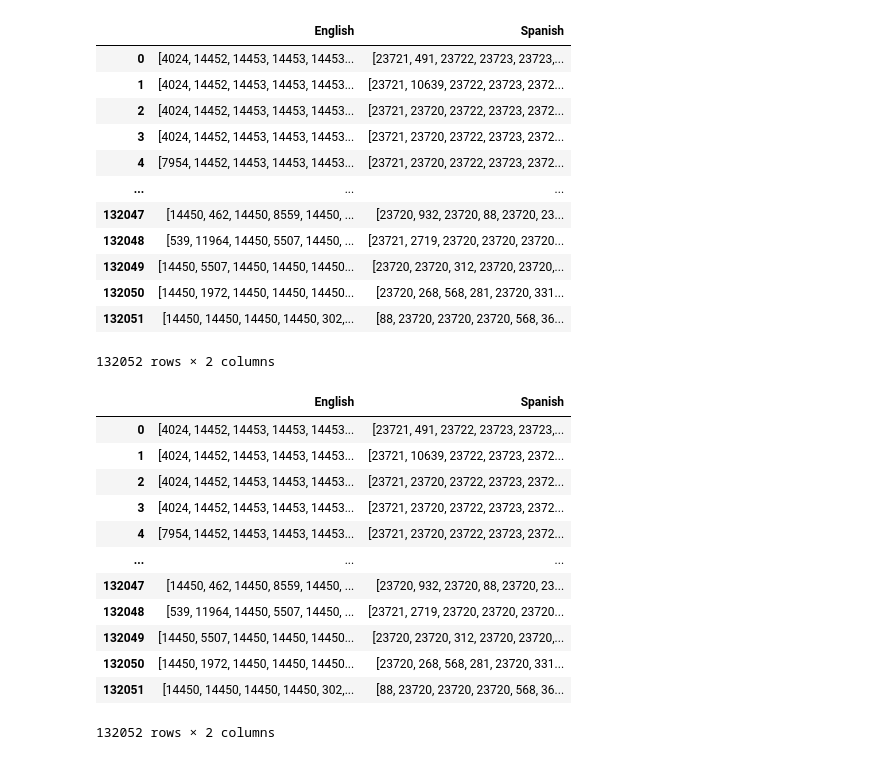
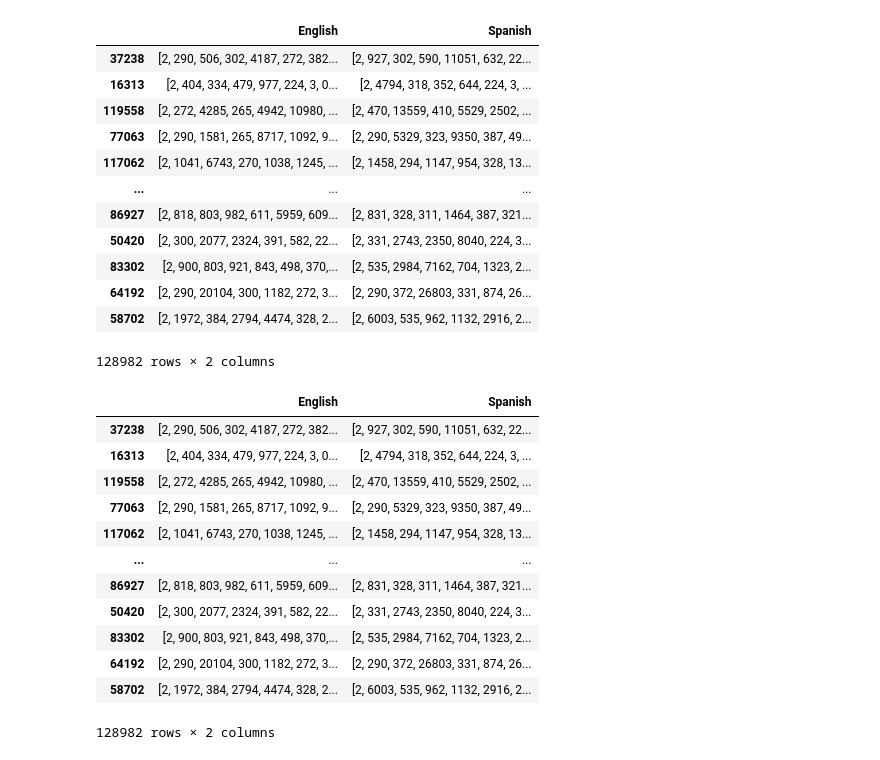
Before and after one commit to MBUYt0n/DL, a Jupyter notebook: Lab8/DL_Lab8_noatten.ipynb, the cells around one changed output. Cells and saved outputs as stored; diff of their text form; code cells hidden in the pictures.

```diff
--- a/Lab8/DL_Lab8_noatten.ipynb
+++ b/Lab8/DL_Lab8_noatten.ipynb
@@ -17,22 +10,23 @@ eng_vocab.json      output1.csv      output2.csv      output.csv      spa_vocab.
 # %%
 import pandas as pd
-
-df = pd.read_csv(f"{path}/EnglishOrSpanish/output1_bpe.csv")
+from sklearn.utils import shuffle
+df = pd.read_csv(f"EnglishOrSpanish/output_joint1.csv")
+df = shuffle(df)
 df
 # %% [output]
 |  | English | Spanish |
-| 0 | [4024, 14452, 14453, 14453, 14453... | [23721, 491, 23722, 23723, 23723,... |
-| 1 | [4024, 14452, 14453, 14453, 14453... | [23721, 10639, 23722, 23723, 2372... |
-| 2 | [4024, 14452, 14453, 14453, 14453... | [23721, 23720, 23722, 23723, 2372... |
-| 3 | [4024, 14452, 14453, 14453, 14453... | [23721, 23720, 23722, 23723, 2372... |
-| 4 | [7954, 14452, 14453, 14453, 14453... | [23721, 23720, 23722, 23723, 2372... |
+| 37238 | [2, 290, 506, 302, 4187, 272, 382... | [2, 927, 302, 590, 11051, 632, 22... |
+| 16313 | [2, 404, 334, 479, 977, 224, 3, 0... | [2, 4794, 318, 352, 644, 224, 3, ... |
+| 119558 | [2, 272, 4285, 265, 4942, 10980, ... | [2, 470, 13559, 410, 5529, 2502, ... |
+| 77063 | [2, 290, 1581, 265, 8717, 1092, 9... | [2, 290, 5329, 323, 9350, 387, 49... |
+| 117062 | [2, 1041, 6743, 270, 1038, 1245, ... | [2, 1458, 294, 1147, 954, 328, 13... |
 | ... | ... | ... |
-| 132047 | [14450, 462, 14450, 8559, 14450, ... | [23720, 932, 23720, 88, 23720, 23... |
-| 132048 | [539, 11964, 14450, 5507, 14450, ... | [23721, 2719, 23720, 23720, 23720... |
-| 132049 | [14450, 5507, 14450, 14450, 14450... | [23720, 23720, 312, 23720, 23720,... |
-| 132050 | [14450, 1972, 14450, 14450, 14450... | [23720, 268, 568, 281, 23720, 331... |
-| 132051 | [14450, 14450, 14450, 14450, 302,... | [88, 23720, 23720, 23720, 568, 36... |
+| 86927 | [2, 818, 803, 982, 611, 5959, 609... | [2, 831, 328, 311, 1464, 387, 321... |
+| 50420 | [2, 300, 2077, 2324, 391, 582, 22... | [2, 331, 2743, 2350, 8040, 224, 3... |
+| 83302 | [2, 900, 803, 921, 843, 498, 370,... | [2, 535, 2984, 7162, 704, 1323, 2... |
+| 64192 | [2, 290, 20104, 300, 1182, 272, 3... | [2, 290, 372, 26803, 331, 874, 26... |
+| 58702 | [2, 1972, 384, 2794, 4474, 328, 2... | [2, 6003, 535, 962, 1132, 2916, 2... |
-132052 rows × 2 columns
+128982 rows × 2 columns
 # %%
 import ast
 
@@ -41,18 +35,18 @@ df["Spanish"] = df["Spanish"].apply(ast.literal_eval)
 df
 # %% [output]
 |  | English | Spanish |
-| 0 | [4024, 14452, 14453, 14453, 14453... | [23721, 491, 23722, 23723, 23723,... |
-| 1 | [4024, 14452, 14453, 14453, 14453... | [23721, 10639, 23722, 23723, 2372... |
-| 2 | [4024, 14452, 14453, 14453, 14453... | [23721, 23720, 23722, 23723, 2372... |
-| 3 | [4024, 14452, 14453, 14453, 14453... | [23721, 23720, 23722, 23723, 2372... |
-| 4 | [7954, 14452, 14453, 14453, 14453... | [23721, 23720, 23722, 23723, 2372... |
+| 37238 | [2, 290, 506, 302, 4187, 272, 382... | [2, 927, 302, 590, 11051, 632, 22... |
+| 16313 | [2, 404, 334, 479, 977, 224, 3, 0... | [2, 4794, 318, 352, 644, 224, 3, ... |
+| 119558 | [2, 272, 4285, 265, 4942, 10980, ... | [2, 470, 13559, 410, 5529, 2502, ... |
+| 77063 | [2, 290, 1581, 265, 8717, 1092, 9... | [2, 290, 5329, 323, 9350, 387, 49... |
+| 117062 | [2, 1041, 6743, 270, 1038, 1245, ... | [2, 1458, 294, 1147, 954, 328, 13... |
 | ... | ... | ... |
-| 132047 | [14450, 462, 14450, 8559, 14450, ... | [23720, 932, 23720, 88, 23720, 23... |
-| 132048 | [539, 11964, 14450, 5507, 14450, ... | [23721, 2719, 23720, 23720, 23720... |
-| 132049 | [14450, 5507, 14450, 14450, 14450... | [23720, 23720, 312, 23720, 23720,... |
-| 132050 | [14450, 1972, 14450, 14450, 14450... | [23720, 268, 568, 281, 23720, 331... |
-| 132051 | [14450, 14450, 14450, 14450, 302,... | [88, 23720, 23720, 23720, 568, 36... |
+| 86927 | [2, 818, 803, 982, 611, 5959, 609... | [2, 831, 328, 311, 1464, 387, 321... |
+| 50420 | [2, 300, 2077, 2324, 391, 582, 22... | [2, 331, 2743, 2350, 8040, 224, 3... |
+| 83302 | [2, 900, 803, 921, 843, 498, 370,... | [2, 535, 2984, 7162, 704, 1323, 2... |
+| 64192 | [2, 290, 20104, 300, 1182, 272, 3... | [2, 290, 372, 26803, 331, 874, 26... |
+| 58702 | [2, 1972, 384, 2794, 4474, 328, 2... | [2, 6003, 535, 962, 1132, 2916, 2... |
-132052 rows × 2 columns
+128982 rows × 2 columns
 # %%
 import torch
 from torch.utils.data import DataLoader, TensorDataset
```
Also changed, not shown: parts of 9 cells of this notebook, 2 other files.
